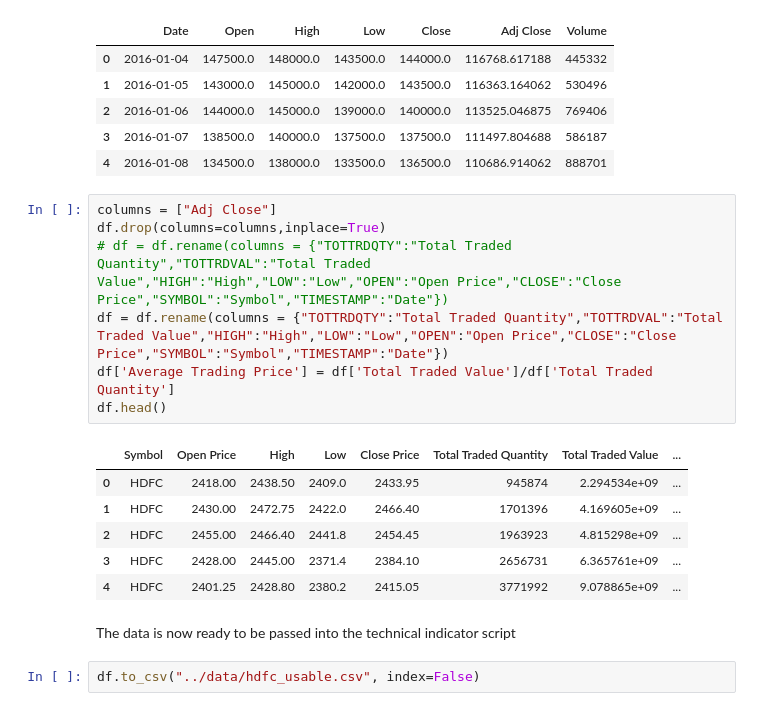
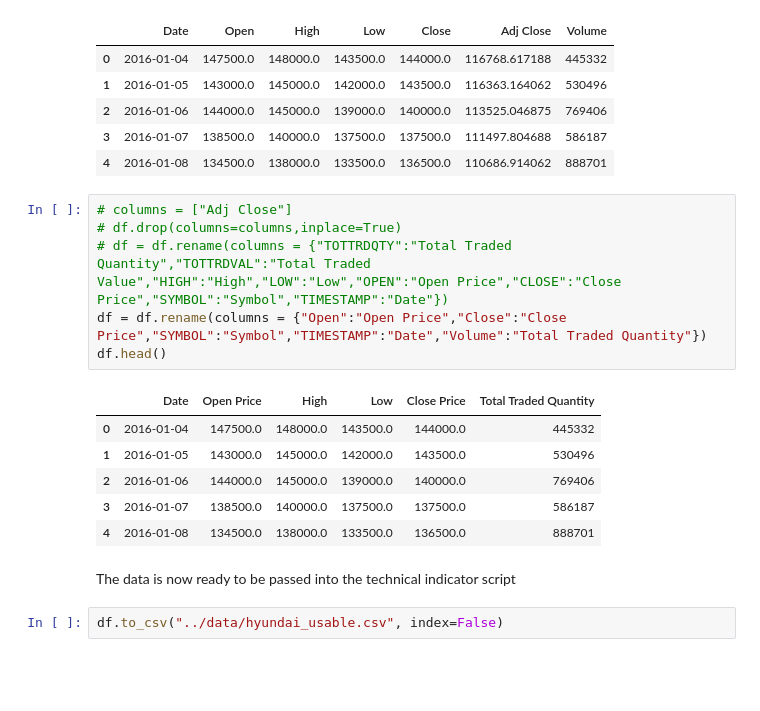
Before and after one commit to viraj-s15/stock-trend-analysis, a Jupyter notebook: notebooks/preparing_data_not_lib.ipynb, the cells around one changed output. Saved outputs shown, nothing was run; the diff lists cells and outputs as text; blank space fills up the shorter version.

```diff
--- a/notebooks/preparing_data_not_lib.ipynb
+++ b/notebooks/preparing_data_not_lib.ipynb
@@ -13,20 +13,19 @@ df.head()
 | 3 | 2016-01-07 | 138500.0 | 140000.0 | 137500.0 | 137500.0 | 111497.804688 | 586187 |
 | 4 | 2016-01-08 | 134500.0 | 138000.0 | 133500.0 | 136500.0 | 110686.914062 | 888701 |
 # %%
-columns = ["Adj Close"]
-df.drop(columns=columns,inplace=True)
+# columns = ["Adj Close"]
+# df.drop(columns=columns,inplace=True)
 # df = df.rename(columns = {"TOTTRDQTY":"Total Traded Quantity","TOTTRDVAL":"Total Traded Value","HIGH":"High","LOW":"Low","OPEN":"Open Price","CLOSE":"Close Price","SYMBOL":"Symbol","TIMESTAMP":"Date"})
-df = df.rename(columns = {"TOTTRDQTY":"Total Traded Quantity","TOTTRDVAL":"Total Traded Value","HIGH":"High","LOW":"Low","OPEN":"Open Price","CLOSE":"Close Price","SYMBOL":"Symbol","TIMESTAMP":"Date"})
-df['Average Trading Price'] = df['Total Traded Value']/df['Total Traded Quantity']
+df = df.rename(columns = {"Open":"Open Price","Close":"Close Price","SYMBOL":"Symbol","TIMESTAMP":"Date","Volume":"Total Traded Quantity"})
 df.head()
 # %% [output]
-|  | Symbol | Open Price | High | Low | Close Price | Total Traded Quantity | Total Traded Value | ... |
-| 0 | HDFC | 2418.00 | 2438.50 | 2409.0 | 2433.95 | 945874 | 2.294534e+09 | ... |
-| 1 | HDFC | 2430.00 | 2472.75 | 2422.0 | 2466.40 | 1701396 | 4.169605e+09 | ... |
-| 2 | HDFC | 2455.00 | 2466.40 | 2441.8 | 2454.45 | 1963923 | 4.815298e+09 | ... |
-| 3 | HDFC | 2428.00 | 2445.00 | 2371.4 | 2384.10 | 2656731 | 6.365761e+09 | ... |
-| 4 | HDFC | 2401.25 | 2428.80 | 2380.2 | 2415.05 | 3771992 | 9.078865e+09 | ... |
+|  | Date | Open Price | High | Low | Close Price | Total Traded Quantity |
+| 0 | 2016-01-04 | 147500.0 | 148000.0 | 143500.0 | 144000.0 | 445332 |
+| 1 | 2016-01-05 | 143000.0 | 145000.0 | 142000.0 | 143500.0 | 530496 |
+| 2 | 2016-01-06 | 144000.0 | 145000.0 | 139000.0 | 140000.0 | 769406 |
+| 3 | 2016-01-07 | 138500.0 | 140000.0 | 137500.0 | 137500.0 | 586187 |
+| 4 | 2016-01-08 | 134500.0 | 138000.0 | 133500.0 | 136500.0 | 888701 |
 # %% [markdown]
 The data is now ready to be passed into the technical indicator script
 # %%
-df.to_csv("../data/hdfc_usable.csv", index=False)
+df.to_csv("../data/hyundai_usable.csv", index=False)
```
Also changed, not shown: 3 other files.
